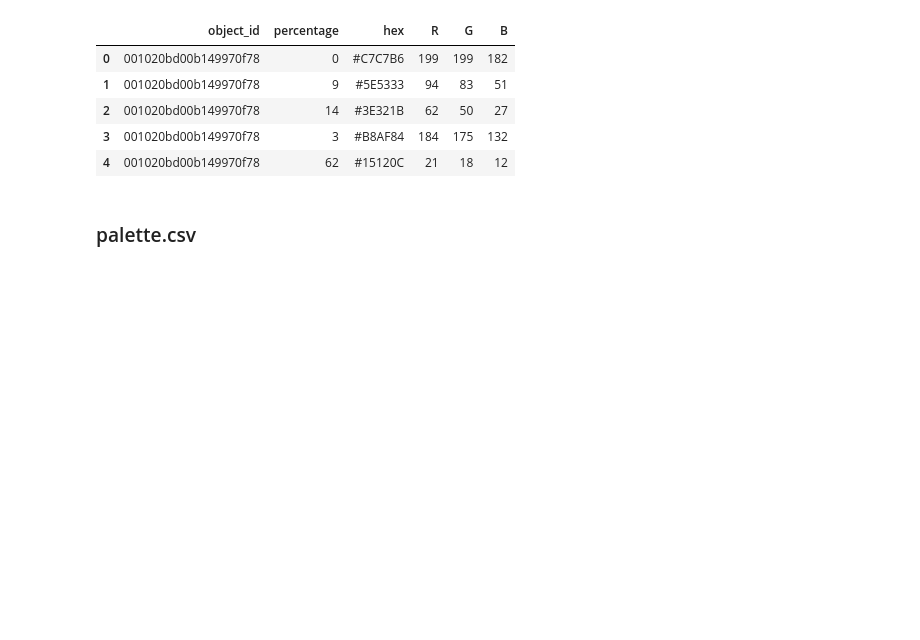
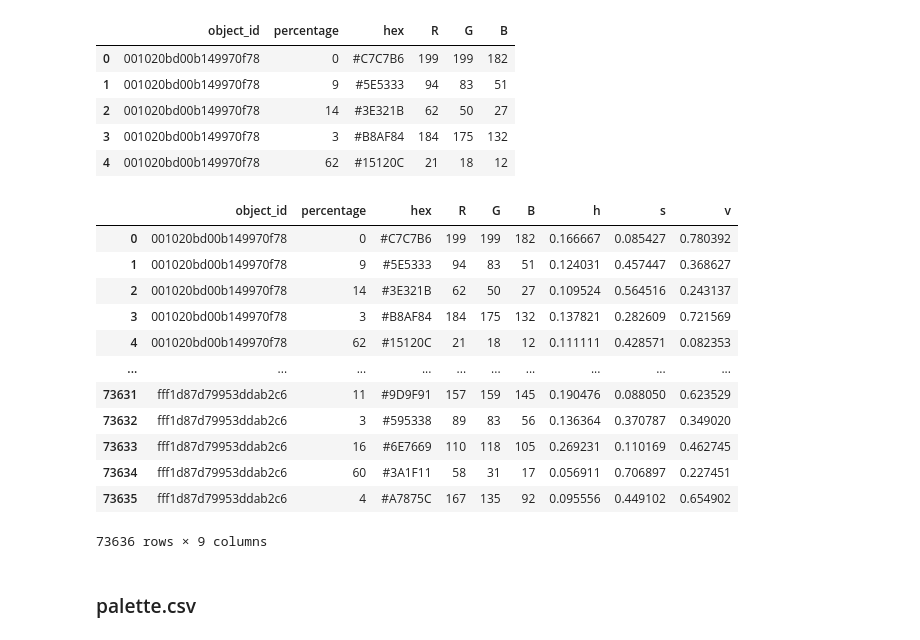
Before and after one commit to yumehara/atmacup10, a Jupyter notebook: notebook/atmacup10_EDA.ipynb, the cells around one changed output. Drawn from its saved outputs; the diff is of its cells as text; code cells hidden in the pictures; blank space fills up the shorter version.

```diff
--- a/notebook/atmacup10_EDA.ipynb
+++ b/notebook/atmacup10_EDA.ipynb
@@ -39,6 +40,38 @@ color (73636, 6)
 | 2 | 001020bd00b149970f78 | 14 | #3E321B | 62 | 50 | 27 |
 | 3 | 001020bd00b149970f78 | 3 | #B8AF84 | 184 | 175 | 132 |
 | 4 | 001020bd00b149970f78 | 62 | #15120C | 21 | 18 | 12 |
+# %%
+def rgb_to_hsv(r, g, b):
+    return colorsys.rgb_to_hsv(r/255, g/255, b/255)
+
+def rgb_to_h(row):
+    return rgb_to_hsv(row['R'], row['G'], row['B'])[0]
+
+def rgb_to_s(row):
+    return rgb_to_hsv(row['R'], row['G'], row['B'])[1]
+
+def rgb_to_v(row):
+    return rgb_to_hsv(row['R'], row['G'], row['B'])[2]
+# %%
+color['h'] = color.apply(rgb_to_h, axis=1)
+color['s'] = color.apply(rgb_to_s, axis=1)
+color['v'] = color.apply(rgb_to_v, axis=1)
+# %%
+color
+# %% [output]
+|  | object_id | percentage | hex | R | G | B | h | s | v |
+| 0 | 001020bd00b149970f78 | 0 | #C7C7B6 | 199 | 199 | 182 | 0.166667 | 0.085427 | 0.780392 |
+| 1 | 001020bd00b149970f78 | 9 | #5E5333 | 94 | 83 | 51 | 0.124031 | 0.457447 | 0.368627 |
+| 2 | 001020bd00b149970f78 | 14 | #3E321B | 62 | 50 | 27 | 0.109524 | 0.564516 | 0.243137 |
+| 3 | 001020bd00b149970f78 | 3 | #B8AF84 | 184 | 175 | 132 | 0.137821 | 0.282609 | 0.721569 |
+| 4 | 001020bd00b149970f78 | 62 | #15120C | 21 | 18 | 12 | 0.111111 | 0.428571 | 0.082353 |
+| ... | ... | ... | ... | ... | ... | ... | ... | ... | ... |
+| 73631 | fff1d87d79953ddab2c6 | 11 | #9D9F91 | 157 | 159 | 145 | 0.190476 | 0.088050 | 0.623529 |
+| 73632 | fff1d87d79953ddab2c6 | 3 | #595338 | 89 | 83 | 56 | 0.136364 | 0.370787 | 0.349020 |
+| 73633 | fff1d87d79953ddab2c6 | 16 | #6E7669 | 110 | 118 | 105 | 0.269231 | 0.110169 | 0.462745 |
+| 73634 | fff1d87d79953ddab2c6 | 60 | #3A1F11 | 58 | 31 | 17 | 0.056911 | 0.706897 | 0.227451 |
+| 73635 | fff1d87d79953ddab2c6 | 4 | #A7875C | 167 | 135 | 92 | 0.095556 | 0.449102 | 0.654902 |
+73636 rows × 9 columns
 # %% [markdown]
 ### palette.csv
 # %%
```
Also changed, not shown: parts of 1 cell of this notebook, 1 other file.
